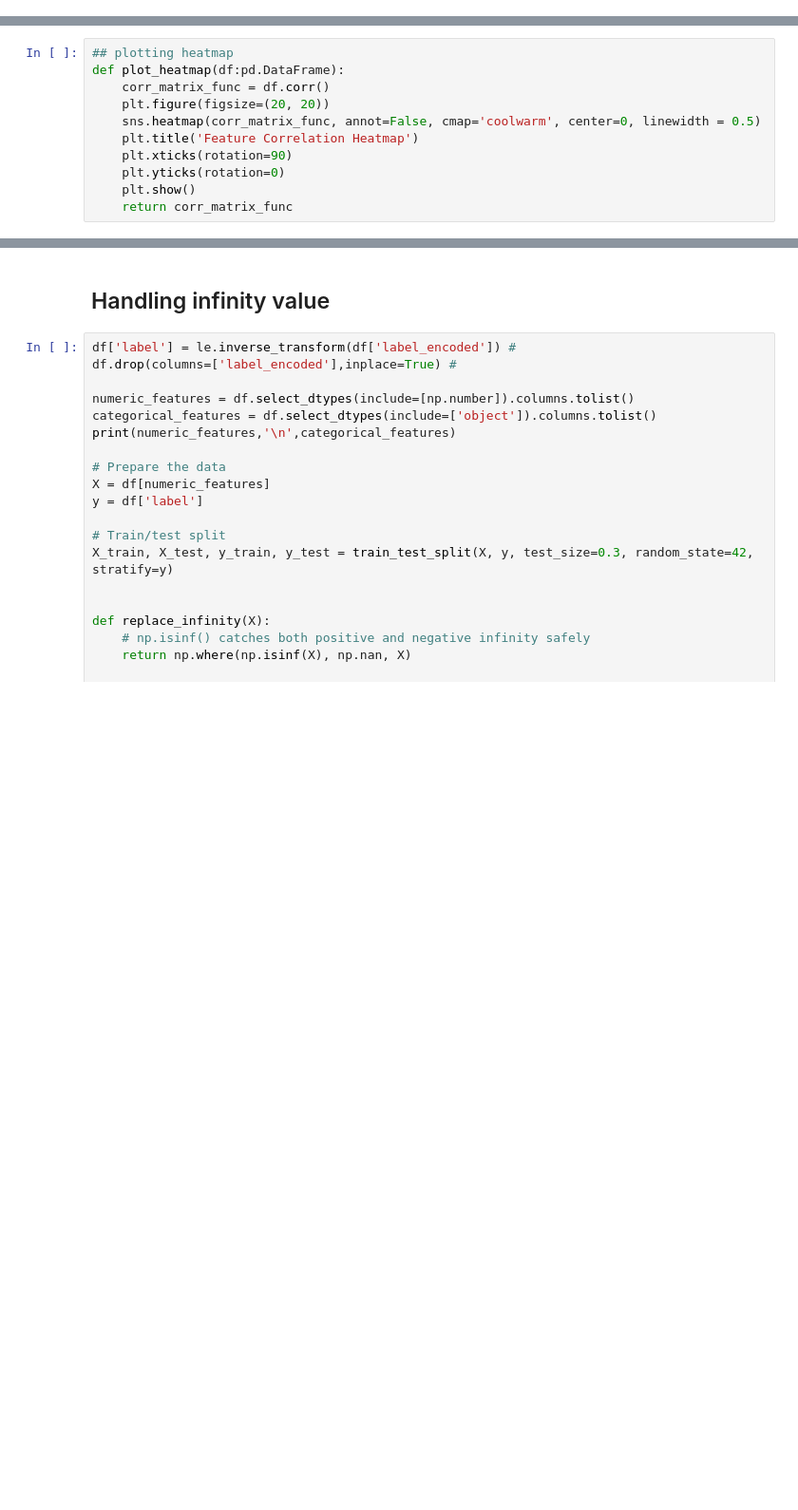
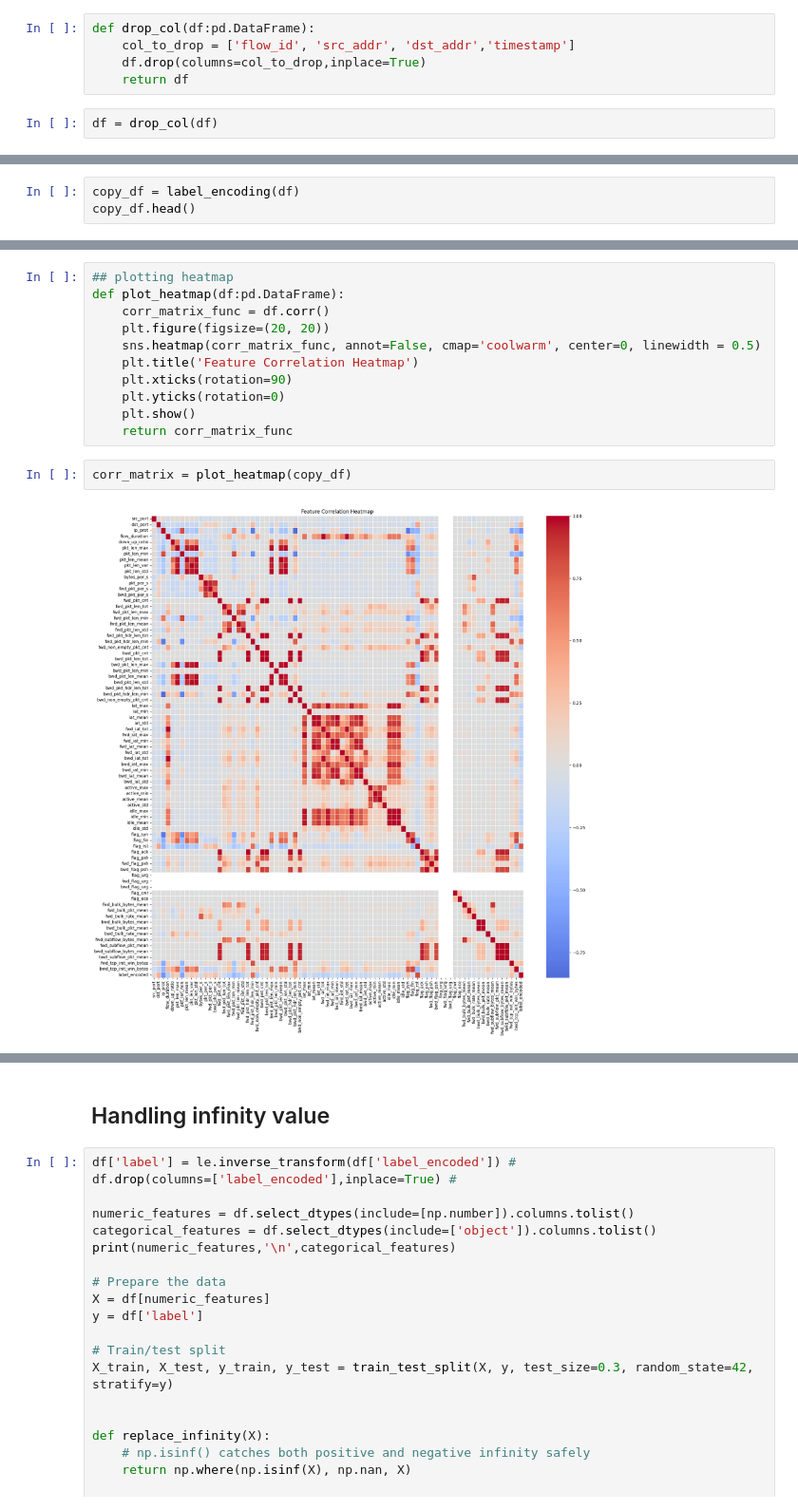
Before and after one commit to Priyanshuc26/ActiveFlow-NIDS, a Jupyter notebook: EDA/EDA.ipynb, the cells around one changed output, grey strips where cells are left out. Shown at 95% size. Cells and saved outputs as stored; diff of their text form; blank space fills up the shorter version.

```diff
--- a/EDA/EDA.ipynb
+++ b/EDA/EDA.ipynb
@@ -110,3 +195,10 @@ def check_inf_values(df:pd.DataFrame):
+# %%
+def drop_col(df:pd.DataFrame):
+    col_to_drop = ['flow_id', 'src_addr', 'dst_addr','timestamp']
+    df.drop(columns=col_to_drop,inplace=True)
+    return df
+# %%
+df = drop_col(df)
 # %%
 # print(df.columns)
 le = LabelEncoder()
@@ -134,0 +210,3 @@ corr_matrix
+# %%
+copy_df = label_encoding(df)
+copy_df.head()
@@ -143,6 +229,10 @@ def plot_heatmap(df:pd.DataFrame):
     plt.yticks(rotation=0)
     plt.show()
     return corr_matrix_func
+# %%
+corr_matrix = plot_heatmap(copy_df)
+# %% [output]
+[figure, added]
 # %%
 ## Seeing highly correlated
 
```
Also changed, not shown: parts of 21 cells of this notebook, 6 other files.
